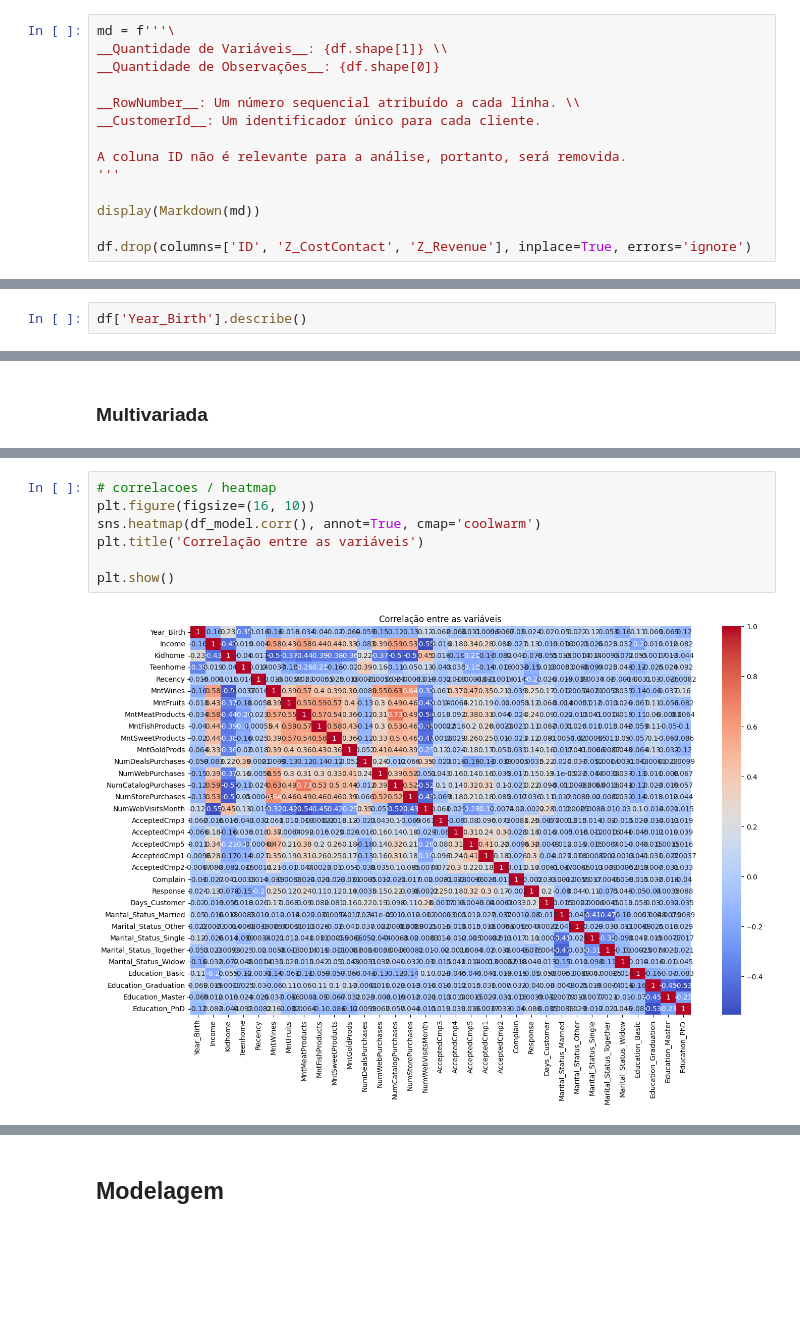
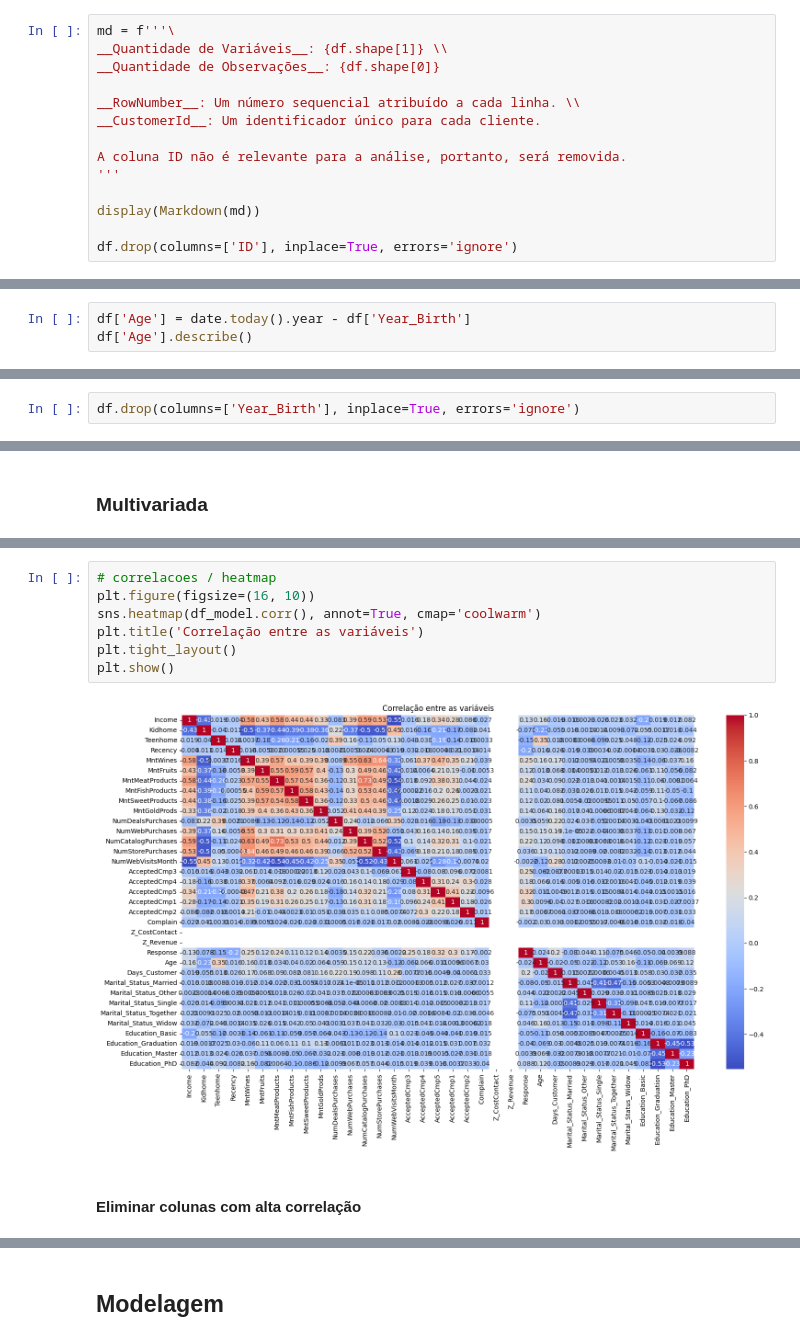
Before and after one commit to fernandosola/202501_aedi_as, a Jupyter notebook: notebooks/analises.ipynb, the cells around one changed output, grey strips where cells are left out. Cells and saved outputs as stored; diff of their text form; blank space fills up the shorter version.

```diff
--- a/notebooks/analises.ipynb
+++ b/notebooks/analises.ipynb
@@ -157,7 +150,7 @@ A coluna ID não é relevante para a análise, portanto, será removida.
 
 display(Markdown(md))
 
-df.drop(columns=['ID', 'Z_CostContact', 'Z_Revenue'], inplace=True, errors='ignore')
+df.drop(columns=['ID'], inplace=True, errors='ignore')
 # %% [output]
 __Quantidade de Variáveis__: 29 \
 __Quantidade de Observações__: 2240
@@ -208,6 +201,7 @@ O dataset possui um desbalanceamento muito acentuado para a variável alvo.
 
 Ano de nascimento do cliente.
 # %%
-df['Year_Birth'].describe()
+df['Age'] = date.today().year - df['Year_Birth']
+df['Age'].describe()
 # %% [output]
 count    2240.000000
@@ -249,3 +243,5 @@ plt.show()
+# %%
+df.drop(columns=['Year_Birth'], inplace=True, errors='ignore')
 # %% [markdown]
 ### Education
 
@@ -749,12 +756,14 @@ df_model = pd.get_dummies(df, columns=['Marital_Status','Education'], drop_first
 # %%
 # correlacoes / heatmap
 plt.figure(figsize=(16, 10))
 sns.heatmap(df_model.corr(), annot=True, cmap='coolwarm')
 plt.title('Correlação entre as variáveis')
-
+plt.tight_layout()
 plt.show()
 # %% [output]
-[figure, old version]
+[figure, new version]
+# %% [markdown]
+#### Eliminar colunas com alta correlação
 # %%
 # identificar pares de colunas com alta correlação
 correlation = df_model.corr()
```
Also changed, not shown: parts of 46 cells of this notebook, 1 other file.
